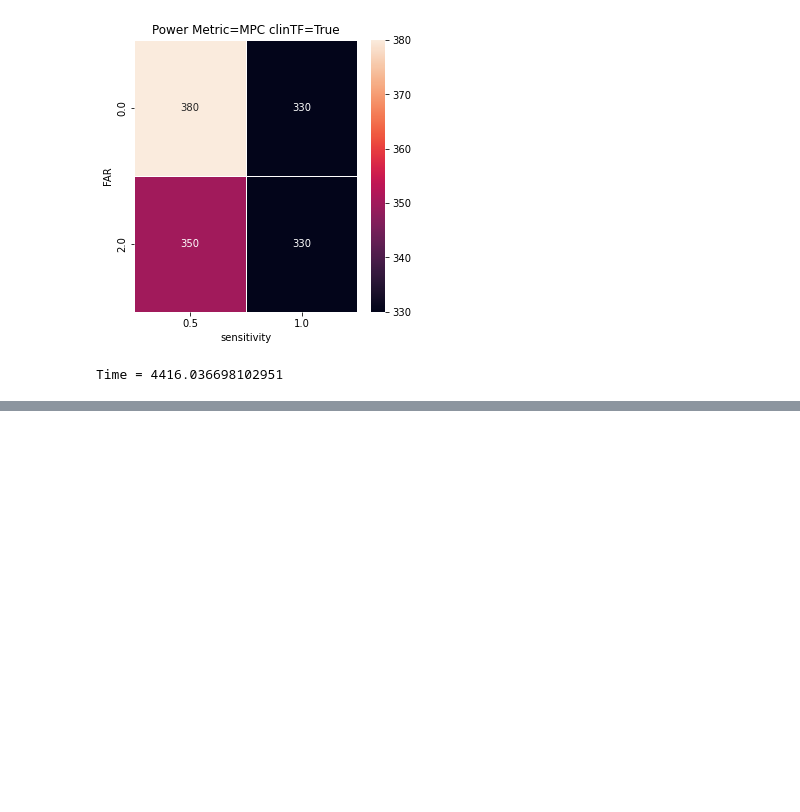
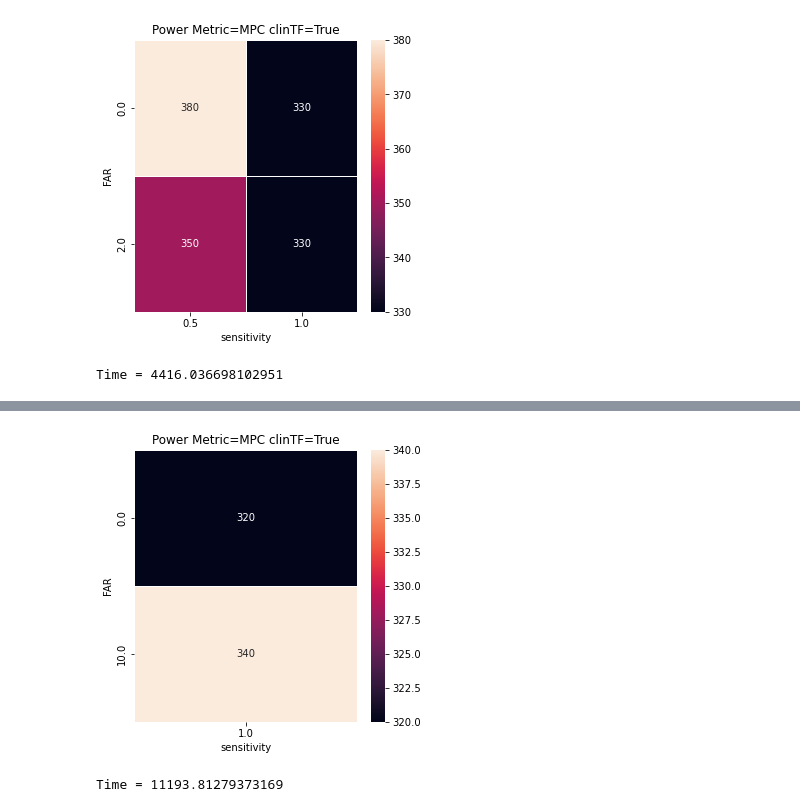
Before and after one commit to GoldenholzLab/WEARsimulator, a Jupyter notebook: playground_old.ipynb, the cells around one changed output, grey strips where cells are left out. Drawn from its saved outputs; the diff is of its cells as text; code cells hidden in the pictures; blank space fills up the shorter version.

```diff
--- a/playground_old.ipynb
+++ b/playground_old.ipynb
@@ -484,0 +490,11 @@ do_simple_case1_sim(clinTF=False)
+# %%
+%reload_ext autoreload
+%autoreload 2
+import numpy as np
+np.warnings.filterwarnings('ignore', category=np.VisibleDeprecationWarning)
+from weargroup import do_simple_case1_sim
+#do_simple_case1_sim(figname='MPCclinFALSE',clinTF=False)
+do_simple_case1_sim(figname='MPCclinTRUE',clinTF=True,REPS=10000,sensLIST = [1],FARlist = [0,10])
+# %% [output]
+[figure, added]
+Time = 11193.81279373169
```
Also changed, not shown: parts of 35 cells of this notebook, 7 other files.
